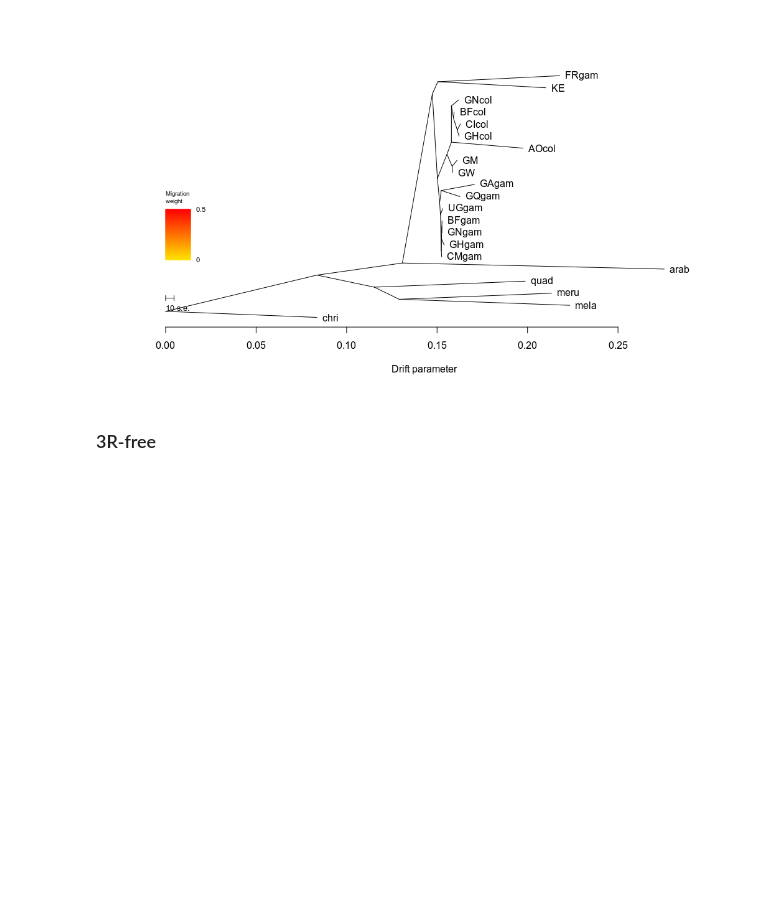
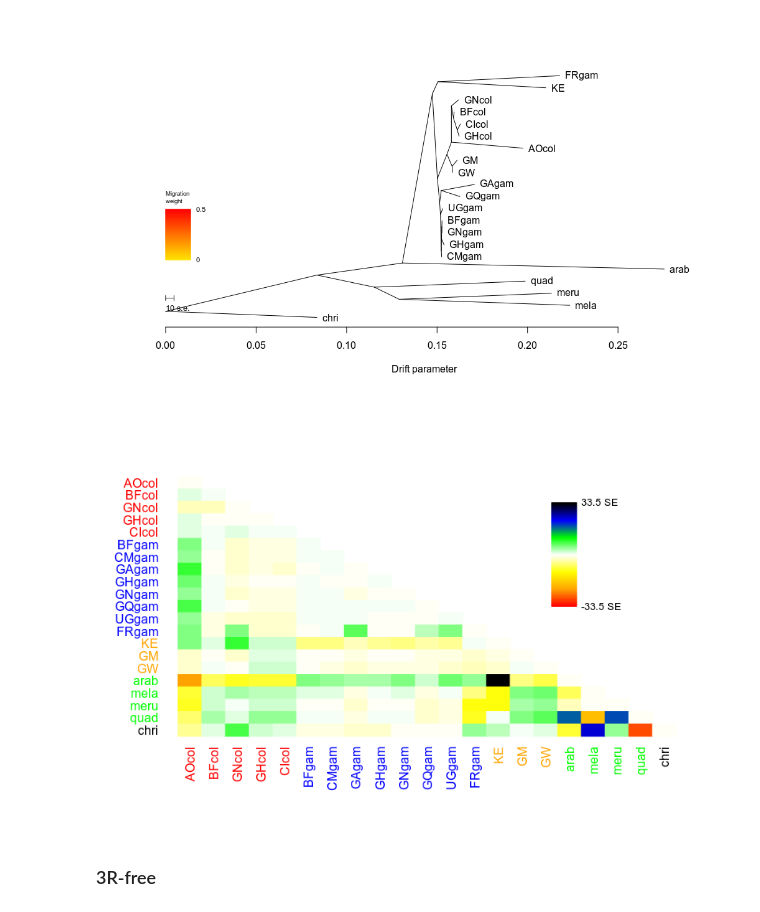
Before and after one commit to randomxsk8/notebooks, a Jupyter notebook: 09232019_treemix.ipynb, the cells around one changed output. Drawn from its saved outputs; the diff is of its cells as text; code cells hidden in the pictures; blank space fills up the shorter version.

```diff
--- a/09232019_treemix.ipynb
+++ b/09232019_treemix.ipynb
@@ -265,6 +265,10 @@ from IPython.display import Image
 Image(filename='/home/randomx/Dropbox/Ag1000G_carlo/notebooks/images/treemix/3L_free.png')
 # %% [output]
 [figure]
+# %%
+Image(filename='/home/randomx/Dropbox/Ag1000G_carlo/notebooks/images/treemix/3L-free_residuals.png')
+# %% [output]
+[figure, added]
 # %% [markdown]
 ### 3R-free
 # %%
```
Also changed, not shown: parts of 8 cells of this notebook, 13 other files.
